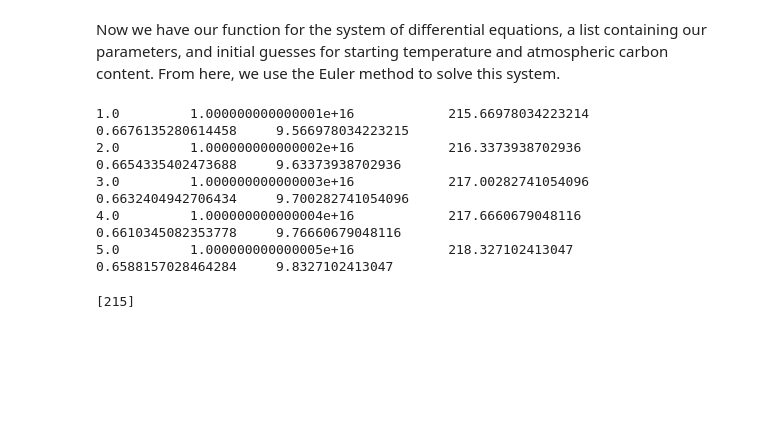
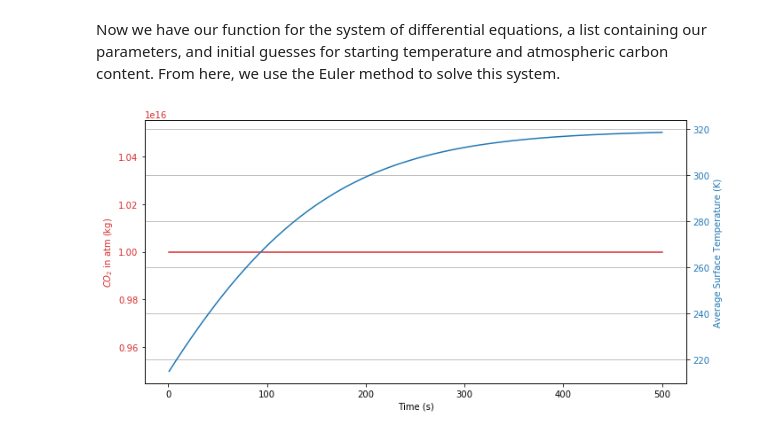
Before and after one commit to morganwb/Mars_Thermal_Project, a Jupyter notebook: Thermal_Notebook.ipynb, the cells around one changed output. Cells and saved outputs as stored; diff of their text form; code cells hidden in the pictures; blank space fills up the shorter version.

Commit message:
graphng T and C vs time is working

```diff
--- a/Thermal_Notebook.ipynb
+++ b/Thermal_Notebook.ipynb
@@ -118,40 +99,49 @@ t = 0.0
 dt = 1.0
 T = T_0
 C = C_0
-dT = (solar_constant + G + A*np.log(C/C_0) - (SB_constant*(T**4)))/700
-dC = (T - 140)*beta
 
-for i in range(5):
-    C= C + dC*dt
-    T= T + dT*dt
+C_list = []
+T_list = []
+
+for i in range(500):
+
+    # appends new data points to list
+    C_list.append(C)
+    T_list.append(T)
+
+    # defines the RHS for both differential equations
     dT = (solar_constant + G + (A*np.log(C/C_0)) - (SB_constant*(T**4)))/700
-    dC = (T - 140)*beta
+    dC = ((T-75) - 140)*beta
+
+    # carries out Euler's method
+    C = C + dC*dt
+    T = T + dT*dt
+
+    # adds dt to t before next loop
     t = t + dt
-    print(t,"       ",C,"          ",T, "  ", dT, "   ", dC)
-# %% [output]
-1.0         1.000000000000001e+16            215.66978034223214    0.6676135280614458     9.566978034223215
-2.0         1.000000000000002e+16            216.3373938702936    0.6654335402473688     9.63373938702936
-3.0         1.000000000000003e+16            217.00282741054096    0.6632404942706434     9.700282741054096
-4.0         1.000000000000004e+16            217.6660679048116    0.6610345082353778     9.76660679048116
-5.0         1.000000000000005e+16            218.327102413047    0.6588157028464284     9.8327102413047
-# %%
-tlist = []
-Clist = []
-Tlist = []
-
-t = 0.0
-T = T_0
-C = C_0
-tlist.append(t)
-Tlist.append(T)
-
-for i in range(5):
-    C= C + dC*dt
-    T= T + dT*dt
-    dT = (solar_constant + G + (A*np.log(C/C_0)) - (SB_constant*(T**4)))/700
-    dC = (T - 140)*beta
-    t = t + dt
-# %%
-print(Tlist)
-# %% [output]
-[215]
+# %%
+x_values = np.linspace(1,500,500)
+plt.rcParams["figure.figsize"] = (10,5)
+
+data1 = np.exp(t)
+data2 = np.sin(2 * np.pi * t)
+
+fig, ax1 = plt.subplots()
+
+color = 'tab:red'
+ax1.set_xlabel('Time (s)')
+ax1.set_ylabel('$CO_2$ in atm (kg)', color=color)
+ax1.plot(x_values, C_list, color=color)
+ax1.tick_params(axis='y', labelcolor=color)
+
+ax2 = ax1.twinx()  # instantiate a second axes that shares the same x-axis
+
+color = 'tab:blue'
+ax2.set_ylabel('Average Surface Temperature (K)', color=color)  # we already handled the x-label with ax1
+ax2.plot(x_values, T_list, color=color)
+ax2.tick_params(axis='y', labelcolor=color)
+fig.tight_layout()  # otherwise the right y-label is slightly clipped
+plt.grid()
+plt.show()
+# %% [output]
+[figure, added]
```
Also changed, not shown: parts of 2 cells of this notebook.
